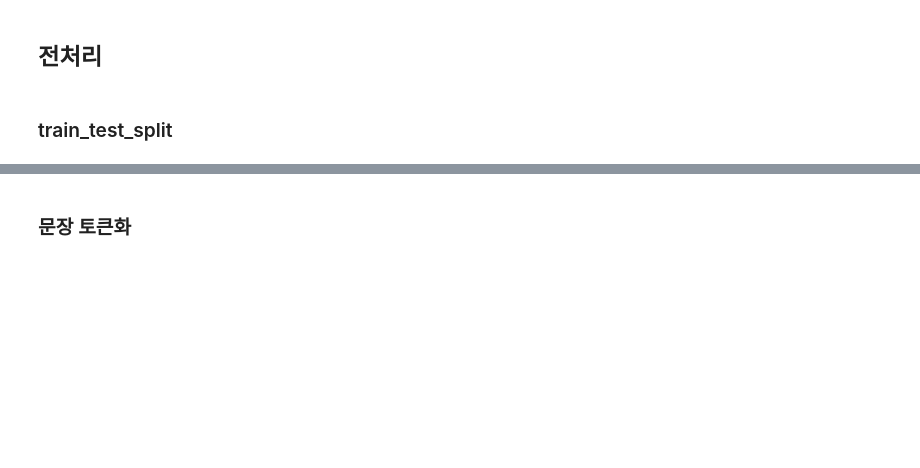
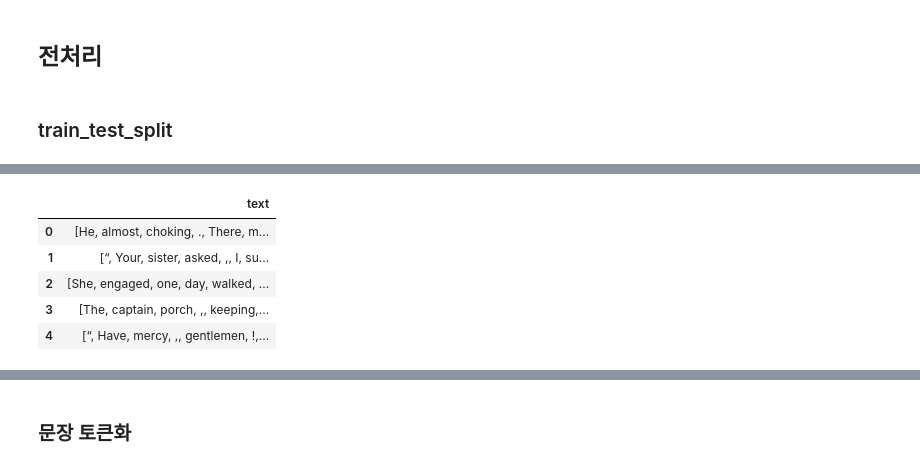
Before and after one commit to dss-14th/ml-repo-6, a Jupyter notebook: 02_novel_ai/02_author_check_project.ipynb, the cells around one changed output, grey strips where cells are left out. Cells and saved outputs as stored; diff of their text form; code cells hidden in the pictures; blank space fills up the shorter version.

```diff
--- a/02_novel_ai/02_author_check_project.ipynb
+++ b/02_novel_ai/02_author_check_project.ipynb
@@ -101,0 +118,12 @@ y = train.loc[:, 'author']
+# %%
+from nltk.corpus import stopwords
+stop = stopwords.words('english')
+text['text'] = text['text'].apply(lambda x: [word for word in x if word not in (stop)])
+text.head()
+# %% [output]
+|  | text |
+| 0 | [He, almost, choking, ., There, m... |
+| 1 | [“, Your, sister, asked, ,, I, su... |
+| 2 | [She, engaged, one, day, walked, ... |
+| 3 | [The, captain, porch, ,, keeping,... |
+| 4 | [“, Have, mercy, ,, gentlemen, !,... |
```
Also changed, not shown: parts of 8 cells of this notebook, 1 other file.
